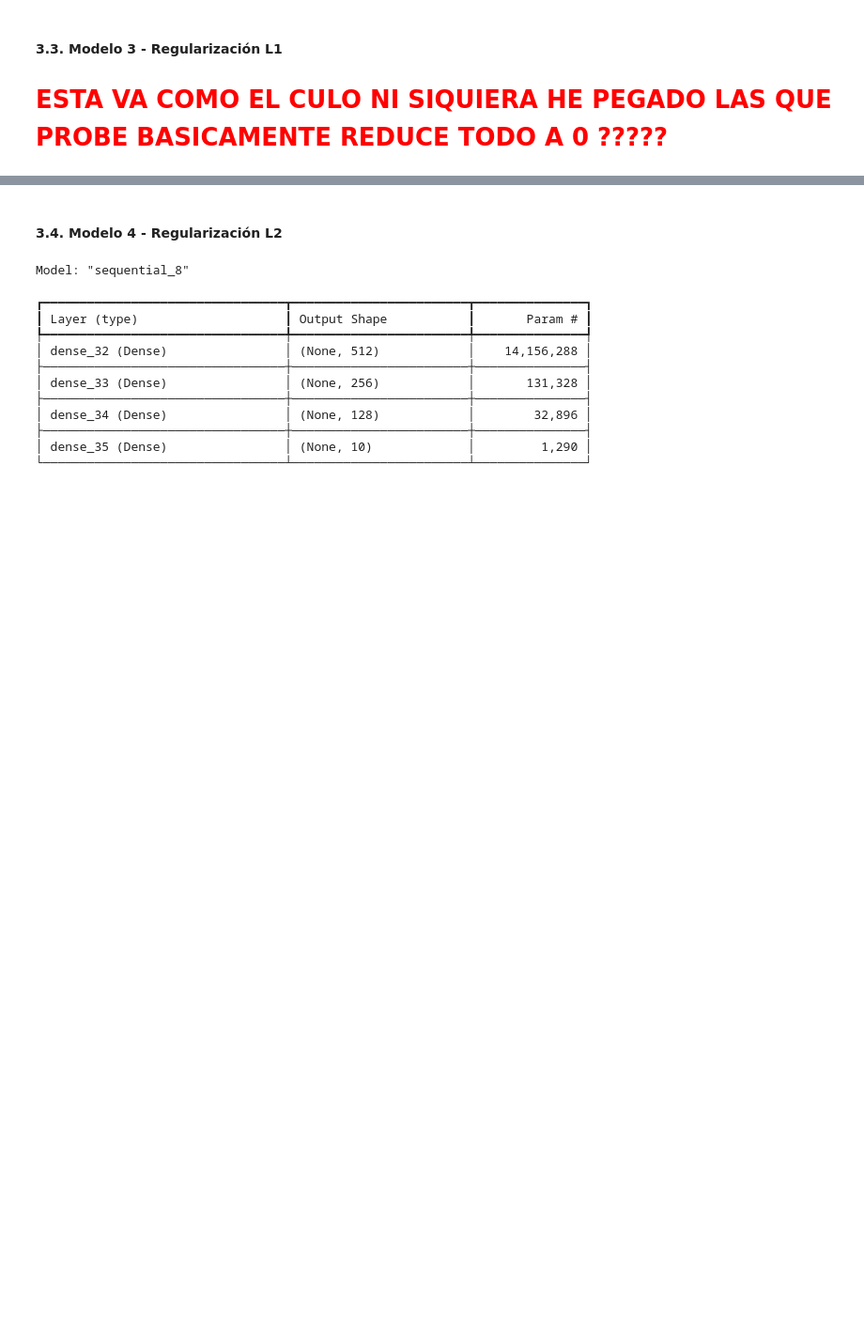
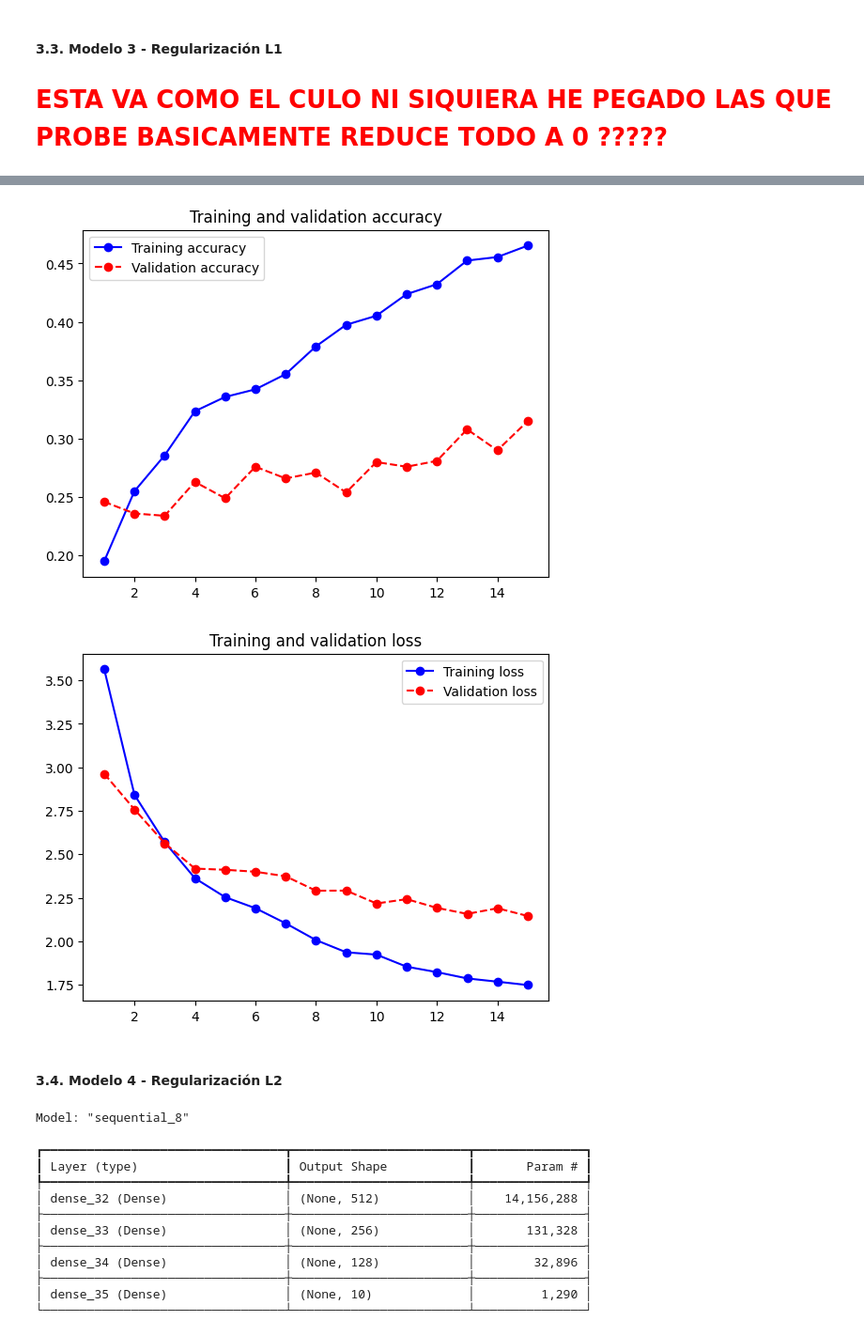
Before and after one commit to NataliaMartinezGarcia/AP-humilde, a Jupyter notebook: P1(AP.11.06).ipynb, the cells around one changed output, grey strips where cells are left out. Shown at 94% size. Drawn from its saved outputs; the diff is of its cells as text; code cells hidden in the pictures; blank space fills up the shorter version.

```diff
--- a/P1(AP.11.06).ipynb
+++ b/P1(AP.11.06).ipynb
@@ -438,12 +444,12 @@ F1-score: 0.3138
 def L1():
     modelo = models.Sequential([
         layers.Input(shape=(dimension_entrada,)),
-        layers.Dense(512, activation='relu', kernel_regularizer=regularizers.l1(1e-4)),
-        layers.Dense(256, activation='relu', kernel_regularizer=regularizers.l1(1e-4)),
+        layers.Dense(128, activation='relu', kernel_regularizer=regularizers.l1(5e-5)),
+        layers.Dense(64, activation='relu', kernel_regularizer=regularizers.l1(1e-5)),
         layers.Dense(num_clases, activation='softmax')
     ])
-    modelo.compile(
-        optimizer=tf.keras.optimizers.Adam(1e-3),
+    modelo.compile( #5e-4
+        optimizer=tf.keras.optimizers.Adam(learning_rate=3e-4),
         loss='categorical_crossentropy',
         metrics=[
             'accuracy', # porcentaje total de aciertos
@@ -462,5 +482,7 @@ hist_L1, loss_L1, acc_L1, prec_L1, rec_L1, f1_L1 = entrenar(
     (training_inputs, training_targets),
     (val_inputs, val_targets),
     (test_inputs, test_targets))
+
+plot(hist_L1)
 # %% [output]
 Epoch 1/15
@@ -483,3 +505,5 @@ F1-score: 0.2791
+[figure, added]
+[figure, added]
 # %% [markdown]
 #### 3.4. Modelo 4 - Regularización L2
 # %%
```
Also changed, not shown: parts of 10 cells of this notebook.
